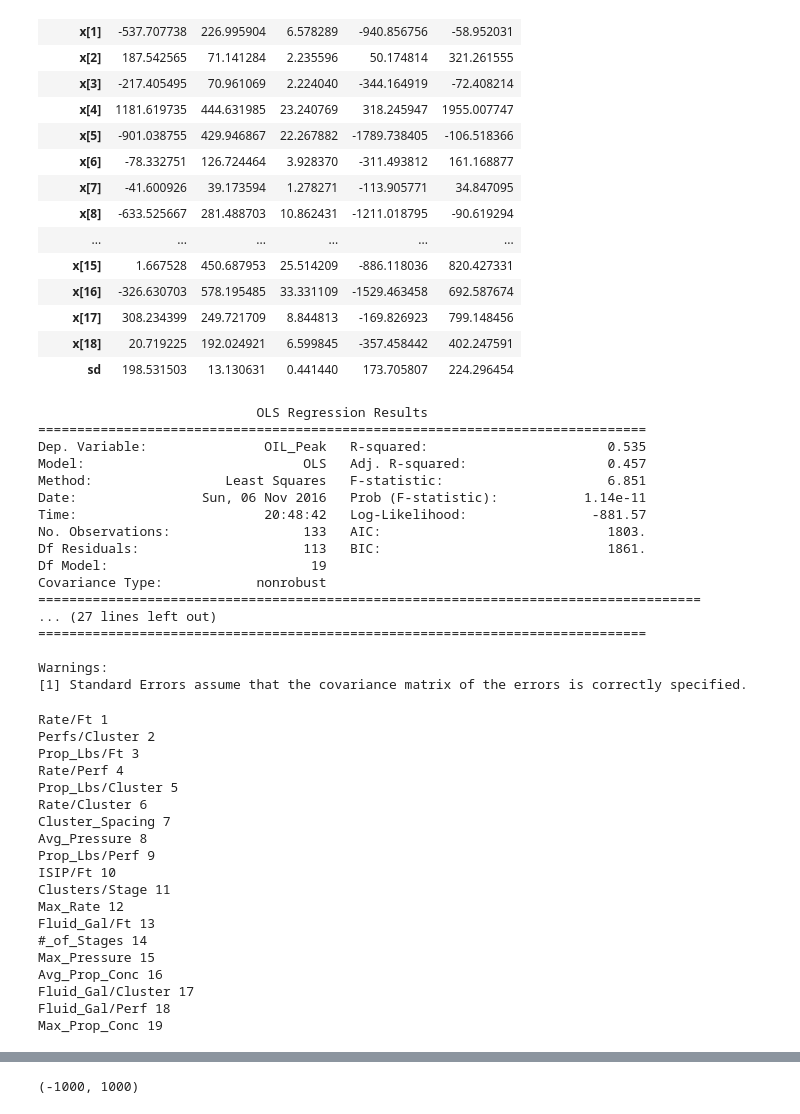
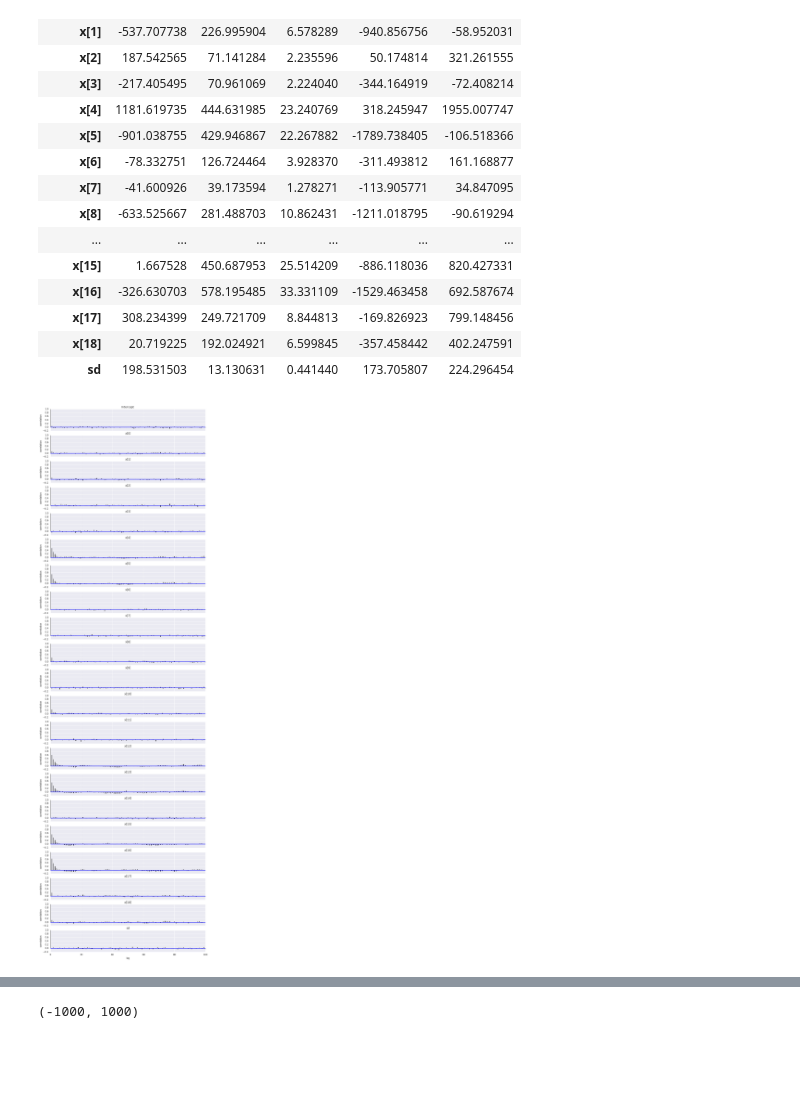
Before and after one commit to jpgrana/bayesian-approach-predicting-well-production, a Jupyter notebook: model.ipynb, the cells around one changed output, grey strips where cells are left out. Drawn from its saved outputs; the diff is of its cells as text; code cells hidden in the pictures; blank space fills up the shorter version.

Commit message:
model

```diff
--- a/model.ipynb
+++ b/model.ipynb
@@ -38,0 +44,5 @@ X_train.shape
+# %%
+X_OLS_train = sm.add_constant(standardize_2sd(X_train.drop([u'XEC_FIELD', u'Reservoir'], axis=1)))
+model = sm.OLS(y_train, X_OLS_train)
+model = model.fit()
+print model.summary()
@@ -38,0 +67,7 @@ X_train.shape
+# %%
+model = LinearRegression(fit_intercept=True, normalize=False)
+model.fit(X_OLS_train.drop('const', axis=1), y_train)
+print 'Train R2: {0}'.format(model.score(X_OLS_train.drop('const', axis=1), y_train))
+X_OLS_test = standardize_2sd_test(X_test.drop([u'XEC_FIELD', u'Reservoir'], axis=1),
+                                        X_train.drop([u'XEC_FIELD', u'Reservoir'], axis=1))
+print 'Test R2: {0}'.format(model.score(X_OLS_test, y_test))
@@ -38,0 +111,13 @@ X_train.shape
+# %%
+X_lasso_train = X_train[[u'Clusters/Stage', u'Perfs/Cluster', u'#_of_Stages', u'ISIP/Ft', u'Rate/Ft', u'Rate/Perf',
+                 u'Avg_Prop_Conc', u'Max_Prop_Conc', u'Rate/Cluster', u'Max_Rate', u'Avg_Pressure', u'Max_Pressure',
+                 u'Fluid_Gal/Perf']]
+X_lasso_train_std = standardize_2sd(X_lasso_train)
+model = LinearRegression(fit_intercept=True, normalize=False)
+model.fit(X_lasso_train_std, y_train)
+print 'Train R2: {0}'.format(model.score(X_lasso_train_std, y_train))
+X_lasso_test = X_test[[u'Clusters/Stage', u'Perfs/Cluster', u'#_of_Stages', u'ISIP/Ft', u'Rate/Ft', u'Rate/Perf',
+                 u'Avg_Prop_Conc', u'Max_Prop_Conc', u'Rate/Cluster', u'Max_Rate', u'Avg_Pressure', u'Max_Pressure',
+                 u'Fluid_Gal/Perf']]
+X_lasso_test_std = standardize_2sd_test(X_lasso_test, X_lasso_train)
+print 'Test R2: {0}'.format(model.score(X_lasso_test_std, y_test))
@@ -86,54 +171,7 @@ pm.df_summary(trc_pooled[-1000:])
 | x[17] | 308.234399 | 249.721709 | 8.844813 | -169.826923 | 799.148456 |
 | x[18] | 20.719225 | 192.024921 | 6.599845 | -357.458442 | 402.247591 |
 | sd | 198.531503 | 13.130631 | 0.441440 | 173.705807 | 224.296454 |
-# %%
-X_OLS = sm.add_constant(standardize_2sd(X_train.drop([u'XEC_FIELD', u'Reservoir'], axis=1)))
-model = sm.OLS(y_train, X_OLS)
-model = model.fit()
-print model.summary()
-# %% [output]
-                            OLS Regression Results
-==============================================================================
-Dep. Variable:               OIL_Peak   R-squared:                       0.535
-Model:                            OLS   Adj. R-squared:                  0.457
-Method:                 Least Squares   F-statistic:                     6.851
-Date:                Sun, 06 Nov 2016   Prob (F-statistic):           1.14e-11
-Time:                        20:48:42   Log-Likelihood:                -881.57
-No. Observations:                 133   AIC:                             1803.
-Df Residuals:                     113   BIC:                             1861.
-Df Model:                          19
-Covariance Type:            nonrobust
-=====================================================================================
-... (27 lines left out)
-==============================================================================
-
-Warnings:
-[1] Standard Errors assume that the covariance matrix of the errors is correctly specified.
-# %%
-model = LinearRegression()
-rfe = RFE(model, 1)
-fit = rfe.fit(standardize_2sd(X_train.drop(['XEC_FIELD', 'Reservoir'], axis=1)), y_train)
-rank_all = []
-for col, rank in sorted(zip(X_train.drop(['XEC_FIELD', 'Reservoir'], axis=1).columns, fit.ranking_), key=lambda x : x[1]):
-    print col, rank
-    rank_all.append(col)
-# %% [output]
-Rate/Ft 1
-Perfs/Cluster 2
-Prop_Lbs/Ft 3
-Rate/Perf 4
-Prop_Lbs/Cluster 5
-Rate/Cluster 6
-Cluster_Spacing 7
-Avg_Pressure 8
-Prop_Lbs/Perf 9
-ISIP/Ft 10
-Clusters/Stage 11
-Max_Rate 12
-Fluid_Gal/Ft 13
-#_of_Stages 14
-Max_Pressure 15
-Avg_Prop_Conc 16
-Fluid_Gal/Cluster 17
-Fluid_Gal/Perf 18
-Max_Prop_Conc 19
+# %%
+ax = pm.autocorrplot(trc_pooled[-1000:])
+# %% [output]
+[figure, added]
```
Also changed, not shown: parts of 9 cells of this notebook, 1 other file.
